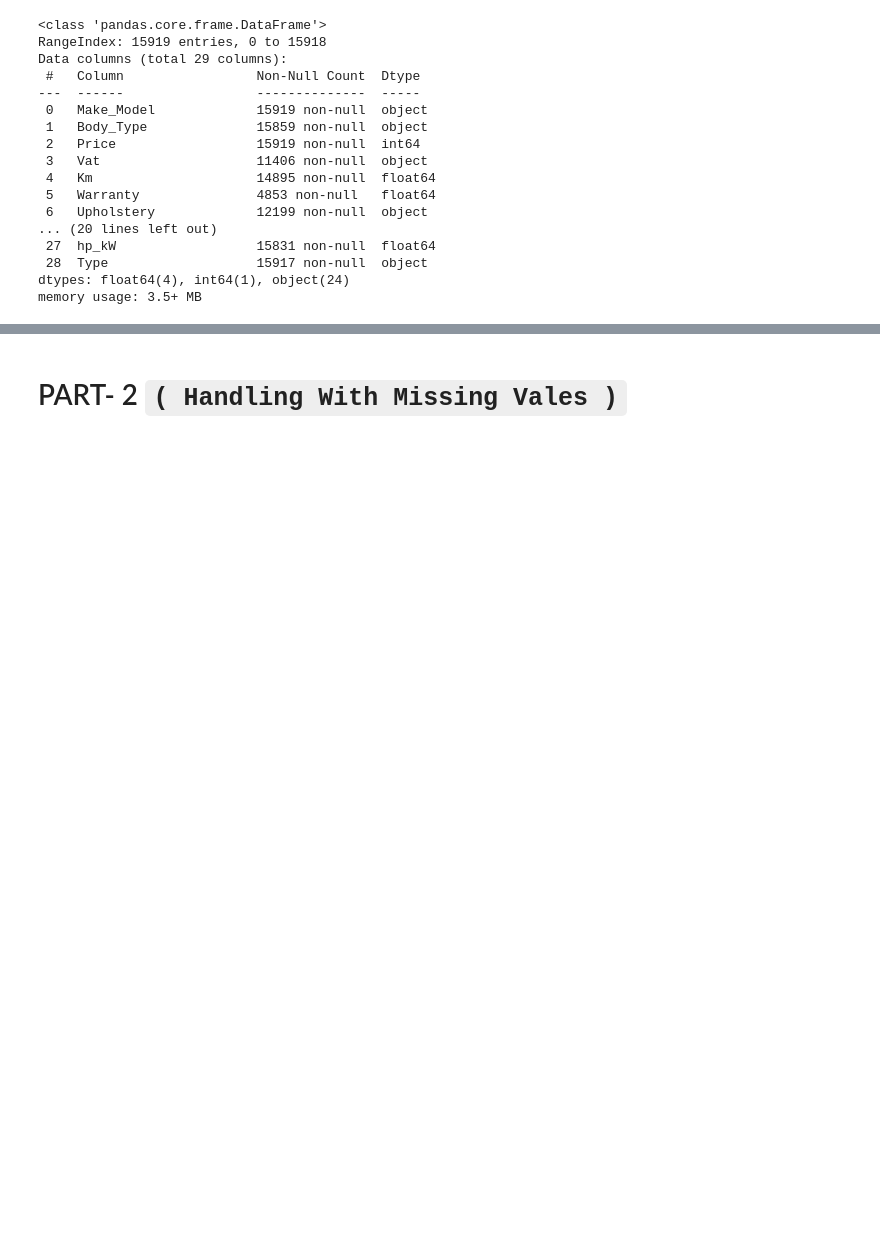
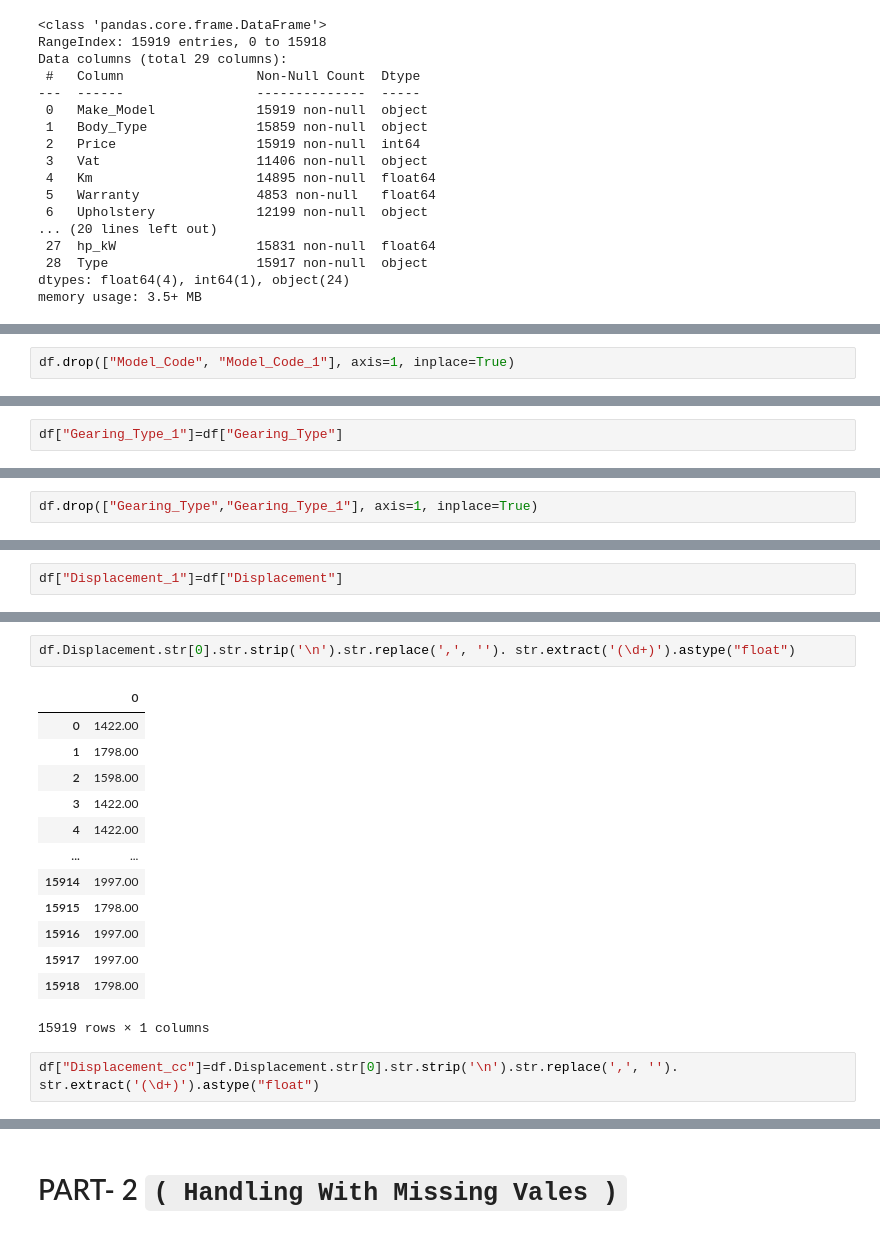
Before and after one commit to MK2709/DS11-assigments, a Jupyter notebook: DAwPy_Capstone_Project_(AutoScout)_Part1(DataCleaning)_D1461_Metin.ipynb, the cells around one changed output, grey strips where cells are left out. Drawn from its saved outputs; the diff is of its cells as text; blank space fills up the shorter version.

```diff
--- a/DAwPy_Capstone_Project_(AutoScout)_Part1(DataCleaning)_D1461_Metin.ipynb
+++ b/DAwPy_Capstone_Project_(AutoScout)_Part1(DataCleaning)_D1461_Metin.ipynb
@@ -2229,0 +2510,2 @@ memory usage: 3.5+ MB
+# %%
+df.drop(["Model_Code", "Model_Code_1"], axis=1, inplace=True)
@@ -2229,0 +2534,2 @@ memory usage: 3.5+ MB
+# %%
+df["Gearing_Type_1"]=df["Gearing_Type"]
@@ -2229,0 +2570,2 @@ memory usage: 3.5+ MB
+# %%
+df.drop(["Gearing_Type","Gearing_Type_1"], axis=1, inplace=True)
@@ -2229,0 +2594,2 @@ memory usage: 3.5+ MB
+# %%
+df["Displacement_1"]=df["Displacement"]
@@ -2229,0 +2631,18 @@ memory usage: 3.5+ MB
+# %%
+df.Displacement.str[0].str.strip('\n').str.replace(',', ''). str.extract('(\d+)').astype("float")
+# %% [output]
+|  | 0 |
+| 0 | 1422.00 |
+| 1 | 1798.00 |
+| 2 | 1598.00 |
+| 3 | 1422.00 |
+| 4 | 1422.00 |
+| ... | ... |
+| 15914 | 1997.00 |
+| 15915 | 1798.00 |
+| 15916 | 1997.00 |
+| 15917 | 1997.00 |
+| 15918 | 1798.00 |
+15919 rows × 1 columns
+# %%
+df["Displacement_cc"]=df.Displacement.str[0].str.strip('\n').str.replace(',', ''). str.extract('(\d+)').astype("float")
```
Also changed, not shown: parts of 94 cells of this notebook.
